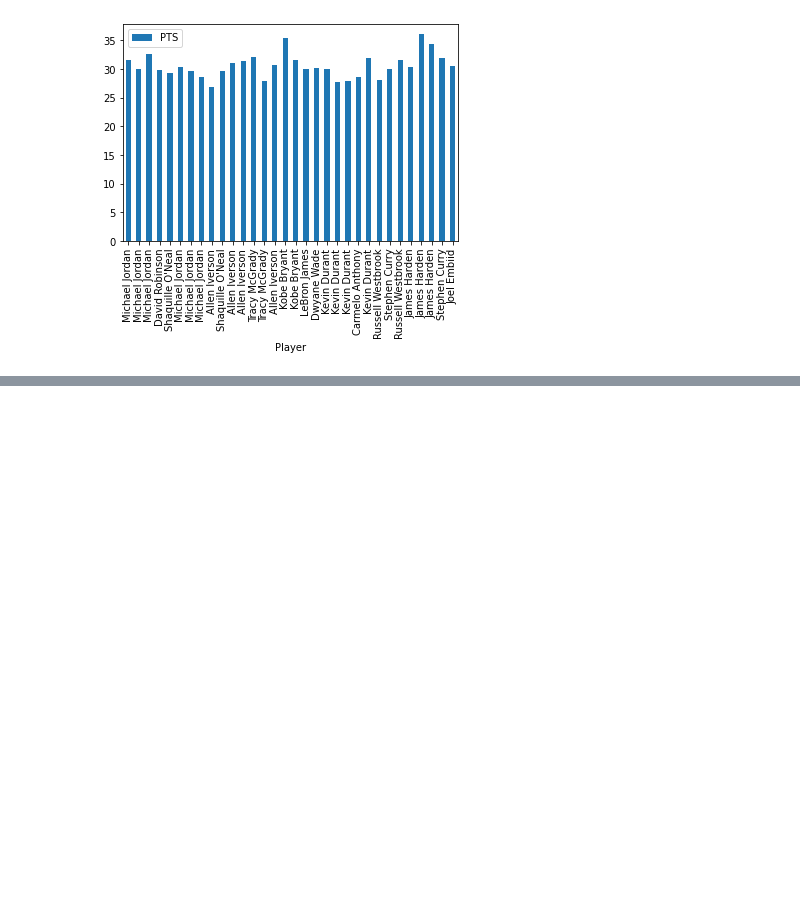
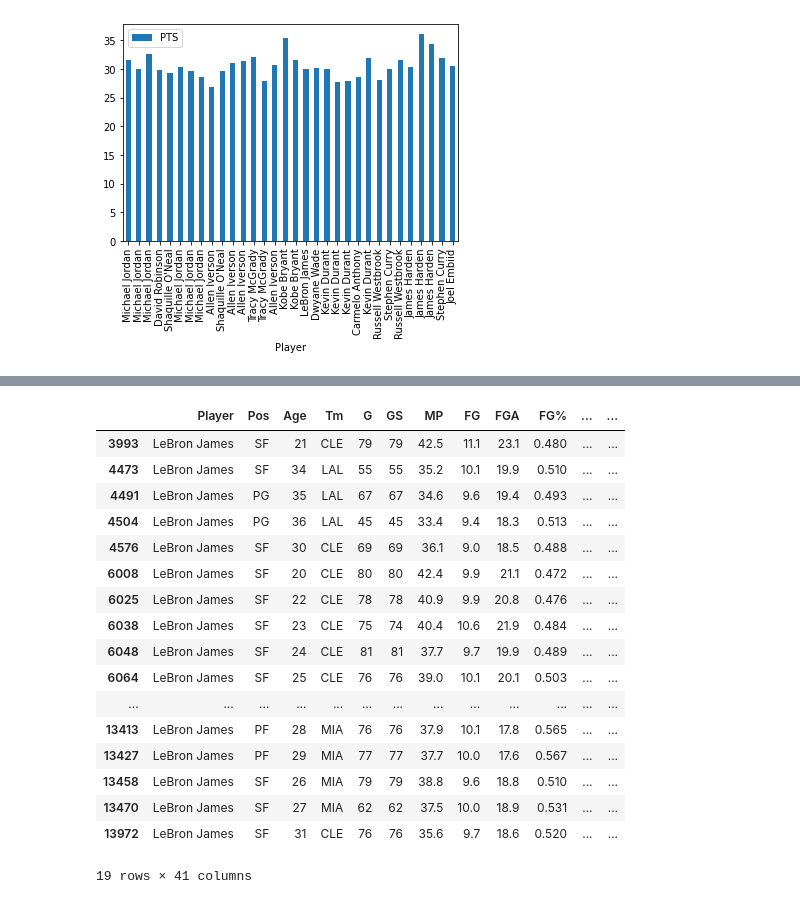
Before and after one commit to ynd24/NBA_MVP_PREDICTOR, a Jupyter notebook: DataCleaning.ipynb, the cells around one changed output, grey strips where cells are left out. Cells and saved outputs as stored; diff of their text form; code cells hidden in the pictures; blank space fills up the shorter version.

```diff
--- a/DataCleaning.ipynb
+++ b/DataCleaning.ipynb
@@ -455,0 +490,2 @@ Name: Share, dtype: float64
+# %%
+stats[["3P%", "W", "L", "W/L%", "GB", "PS/G", "PA/G", "SRS"]] = stats[["3P%", "W", "L","W/L%", "GB", "PS/G", "PA/G", "SRS"]].fillna(0)
@@ -455,0 +494,21 @@ Name: Share, dtype: float64
+# %%
+stats[stats["Player"] == "LeBron James"]
+# %% [output]
+|  | Player | Pos | Age | Tm | G | GS | MP | FG | FGA | FG% | ... | ... |
+| 3993 | LeBron James | SF | 21 | CLE | 79 | 79 | 42.5 | 11.1 | 23.1 | 0.480 | ... | ... |
+| 4473 | LeBron James | SF | 34 | LAL | 55 | 55 | 35.2 | 10.1 | 19.9 | 0.510 | ... | ... |
+| 4491 | LeBron James | PG | 35 | LAL | 67 | 67 | 34.6 | 9.6 | 19.4 | 0.493 | ... | ... |
+| 4504 | LeBron James | PG | 36 | LAL | 45 | 45 | 33.4 | 9.4 | 18.3 | 0.513 | ... | ... |
+| 4576 | LeBron James | SF | 30 | CLE | 69 | 69 | 36.1 | 9.0 | 18.5 | 0.488 | ... | ... |
+| 6008 | LeBron James | SF | 20 | CLE | 80 | 80 | 42.4 | 9.9 | 21.1 | 0.472 | ... | ... |
+| 6025 | LeBron James | SF | 22 | CLE | 78 | 78 | 40.9 | 9.9 | 20.8 | 0.476 | ... | ... |
+| 6038 | LeBron James | SF | 23 | CLE | 75 | 74 | 40.4 | 10.6 | 21.9 | 0.484 | ... | ... |
+| 6048 | LeBron James | SF | 24 | CLE | 81 | 81 | 37.7 | 9.7 | 19.9 | 0.489 | ... | ... |
+| 6064 | LeBron James | SF | 25 | CLE | 76 | 76 | 39.0 | 10.1 | 20.1 | 0.503 | ... | ... |
+| ... | ... | ... | ... | ... | ... | ... | ... | ... | ... | ... | ... | ... |
+| 13413 | LeBron James | PF | 28 | MIA | 76 | 76 | 37.9 | 10.1 | 17.8 | 0.565 | ... | ... |
+| 13427 | LeBron James | PF | 29 | MIA | 77 | 77 | 37.7 | 10.0 | 17.6 | 0.567 | ... | ... |
+| 13458 | LeBron James | SF | 26 | MIA | 79 | 79 | 38.8 | 9.6 | 18.8 | 0.510 | ... | ... |
+| 13470 | LeBron James | SF | 27 | MIA | 62 | 62 | 37.5 | 10.0 | 18.9 | 0.531 | ... | ... |
+| 13972 | LeBron James | SF | 31 | CLE | 76 | 76 | 35.6 | 9.7 | 18.6 | 0.520 | ... | ... |
+19 rows × 41 columns
```
Also changed, not shown: parts of 13 cells of this notebook, 3 other files.
